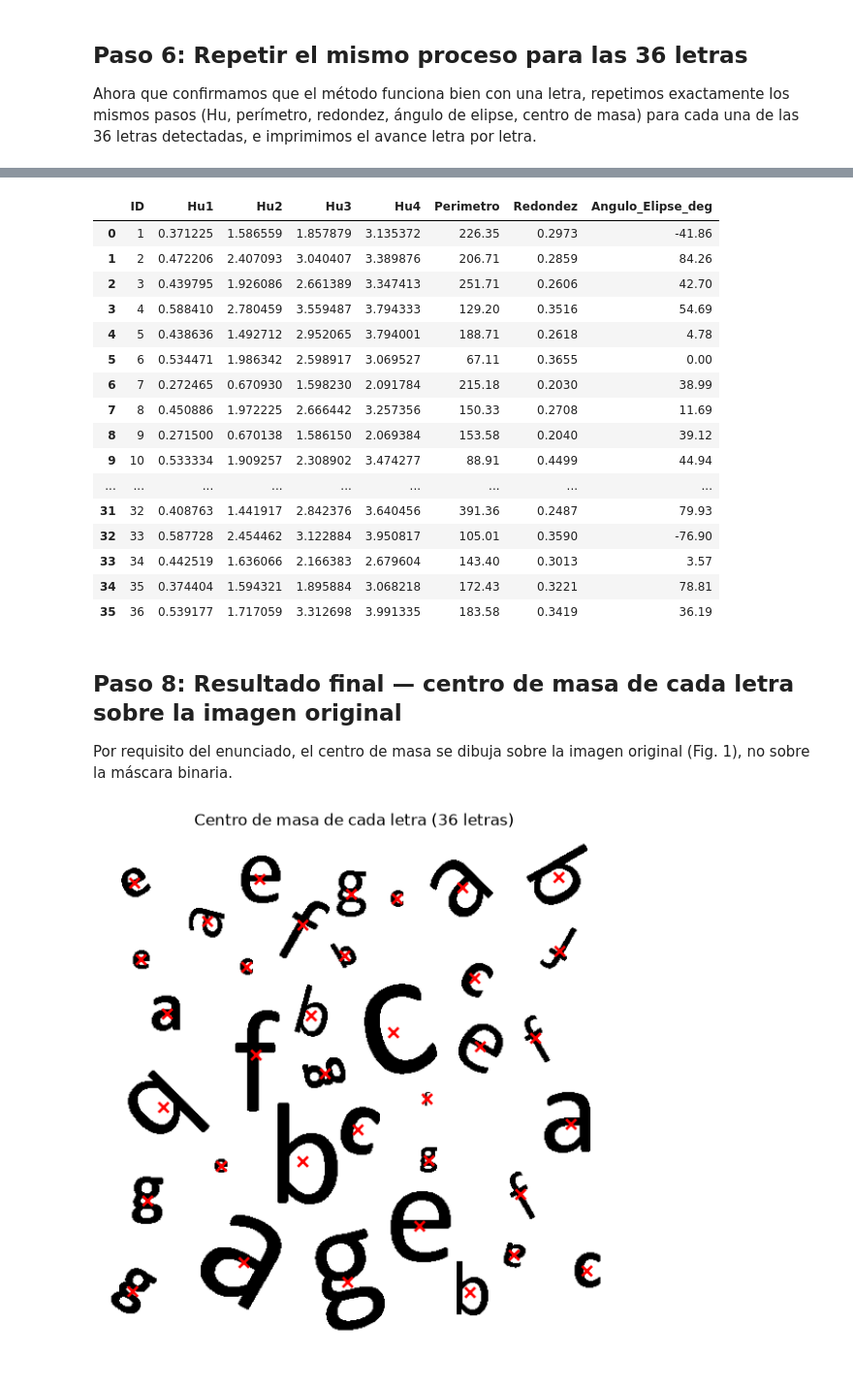
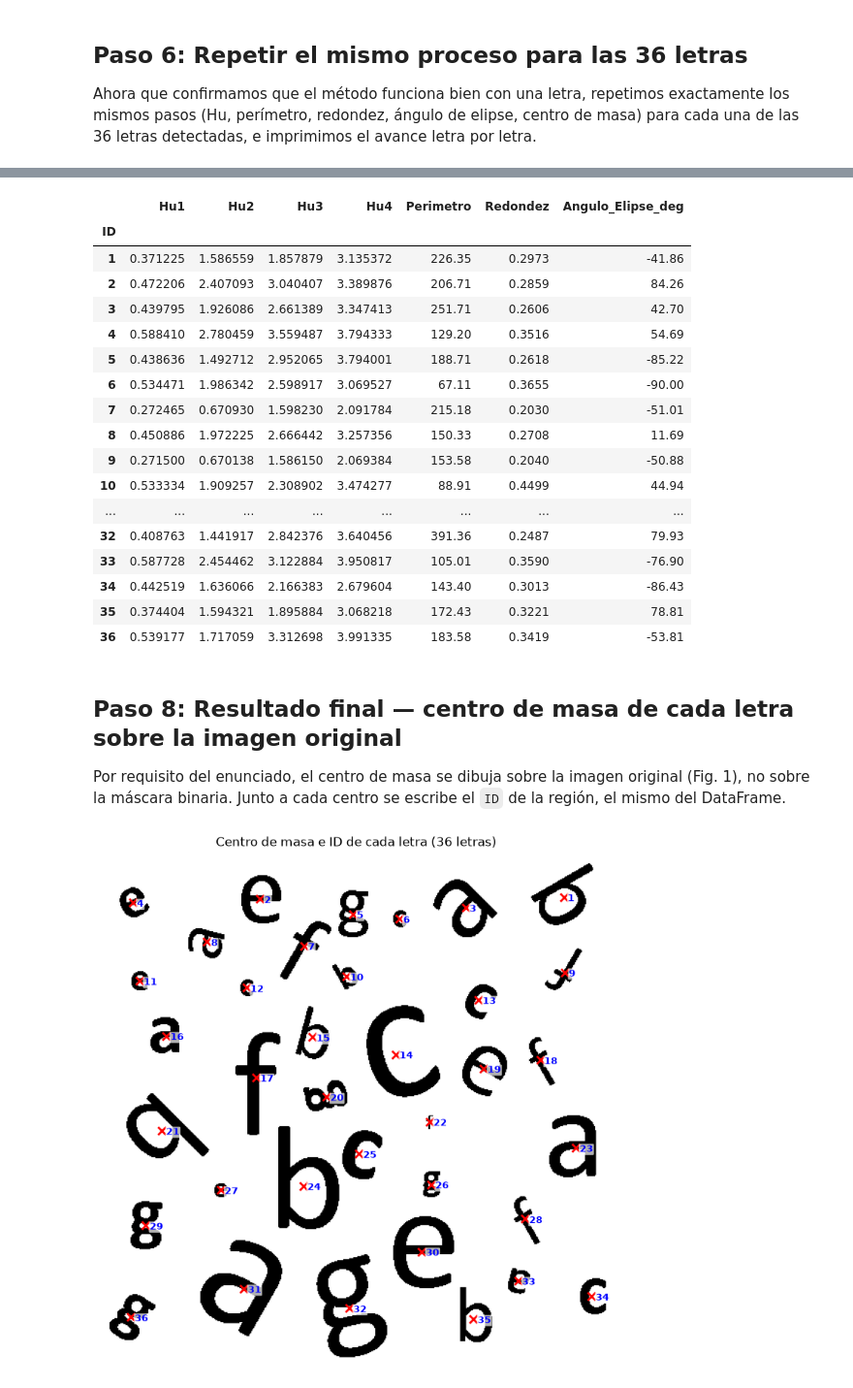
Before and after one commit to lauraromero-cm/Tareas-Patrones, a Jupyter notebook: Tarea1/tarea_01.ipynb, the cells around one changed output, grey strips where cells are left out. Shown at 97% size. Cells and saved outputs as stored; diff of their text form; code cells hidden in the pictures.

```diff
--- a/Tarea1/tarea_01.ipynb
+++ b/Tarea1/tarea_01.ipynb
@@ -64,12 +73,13 @@ Umbral encontrado automáticamente por Otsu: 0.0
 Cada letra debe analizarse por separado. Usamos `cv2.connectedComponentsWithStats`, que etiqueta cada región blanca conectada con un número distinto (0 = fondo). Verificamos primero que efectivamente cada letra quedó aislada (ninguna se tocó con otra) y descartamos etiquetas demasiado pequeñas (ruido/antialiasing).
 # %%
 n_labels, labels, stats, _ = cv2.connectedComponentsWithStats(bw, connectivity=8)
-AREA_MIN = 20  # descarta ruido/artefactos de antialiasing
+AREA_MIN = 5  # solo descarta ruido de pocos píxeles; la letra más pequeña (la 'f' chica) tiene bastante más área
 
 areas = stats[1:, cv2.CC_STAT_AREA]
 etiquetas_validas = [i for i in range(1, n_labels) if stats[i, cv2.CC_STAT_AREA] >= AREA_MIN]
 
 print(f'Componentes conexas encontradas (incluye fondo): {n_labels}')
+print(f'Área de la región más pequeña: {areas.min()} píxeles')
 print(f'Letras válidas después de filtrar ruido (area >= {AREA_MIN}): {len(etiquetas_validas)}')
 
 # visualizamos las etiquetas con colores distintos para confirmar que cada letra quedó separada
@@ -125,6 +136,12 @@ def parametros(x, y):
     r1 = 1 / np.sqrt(scale * ap)
     r2 = 1 / np.sqrt(scale * cp)
 
+    # alpha apunta al eje asociado a r1; si r1 es el eje menor, rotamos 90°
+    # para que el ángulo reportado sea siempre el del eje MAYOR, en (-90°, 90°]
+    if r1 < r2:
+        r1, r2 = r2, r1
+        alpha = alpha + np.pi/2 if alpha <= 0 else alpha - np.pi/2
+
     return r1.item(), r2.item(), t[0].item(), t[1].item(), alpha
 
 print('Funciones fitzgibbon() y parametros() definidas.')
@@ -289,39 +308,44 @@ Proceso terminado: 36 letras procesadas.
 # %%
-df = pd.DataFrame(filas)
+df = pd.DataFrame(filas).set_index('ID')
 df
 # %% [output]
-|  | ID | Hu1 | Hu2 | Hu3 | Hu4 | Perimetro | Redondez | Angulo_Elipse_deg |
-| 0 | 1 | 0.371225 | 1.586559 | 1.857879 | 3.135372 | 226.35 | 0.2973 | -41.86 |
-| 1 | 2 | 0.472206 | 2.407093 | 3.040407 | 3.389876 | 206.71 | 0.2859 | 84.26 |
-| 2 | 3 | 0.439795 | 1.926086 | 2.661389 | 3.347413 | 251.71 | 0.2606 | 42.70 |
-| 3 | 4 | 0.588410 | 2.780459 | 3.559487 | 3.794333 | 129.20 | 0.3516 | 54.69 |
-| 4 | 5 | 0.438636 | 1.492712 | 2.952065 | 3.794001 | 188.71 | 0.2618 | 4.78 |
-| 5 | 6 | 0.534471 | 1.986342 | 2.598917 | 3.069527 | 67.11 | 0.3655 | 0.00 |
-| 6 | 7 | 0.272465 | 0.670930 | 1.598230 | 2.091784 | 215.18 | 0.2030 | 38.99 |
-| 7 | 8 | 0.450886 | 1.972225 | 2.666442 | 3.257356 | 150.33 | 0.2708 | 11.69 |
-| 8 | 9 | 0.271500 | 0.670138 | 1.586150 | 2.069384 | 153.58 | 0.2040 | 39.12 |
-| 9 | 10 | 0.533334 | 1.909257 | 2.308902 | 3.474277 | 88.91 | 0.4499 | 44.94 |
-| ... | ... | ... | ... | ... | ... | ... | ... | ... |
-| 31 | 32 | 0.408763 | 1.441917 | 2.842376 | 3.640456 | 391.36 | 0.2487 | 79.93 |
-| 32 | 33 | 0.587728 | 2.454462 | 3.122884 | 3.950817 | 105.01 | 0.3590 | -76.90 |
-| 33 | 34 | 0.442519 | 1.636066 | 2.166383 | 2.679604 | 143.40 | 0.3013 | 3.57 |
-| 34 | 35 | 0.374404 | 1.594321 | 1.895884 | 3.068218 | 172.43 | 0.3221 | 78.81 |
-| 35 | 36 | 0.539177 | 1.717059 | 3.312698 | 3.991335 | 183.58 | 0.3419 | 36.19 |
+|  | Hu1 | Hu2 | Hu3 | Hu4 | Perimetro | Redondez | Angulo_Elipse_deg |
+| ID |  |  |  |  |  |  |  |
+| 1 | 0.371225 | 1.586559 | 1.857879 | 3.135372 | 226.35 | 0.2973 | -41.86 |
+| 2 | 0.472206 | 2.407093 | 3.040407 | 3.389876 | 206.71 | 0.2859 | 84.26 |
+| 3 | 0.439795 | 1.926086 | 2.661389 | 3.347413 | 251.71 | 0.2606 | 42.70 |
+| 4 | 0.588410 | 2.780459 | 3.559487 | 3.794333 | 129.20 | 0.3516 | 54.69 |
+| 5 | 0.438636 | 1.492712 | 2.952065 | 3.794001 | 188.71 | 0.2618 | -85.22 |
+| 6 | 0.534471 | 1.986342 | 2.598917 | 3.069527 | 67.11 | 0.3655 | -90.00 |
+| 7 | 0.272465 | 0.670930 | 1.598230 | 2.091784 | 215.18 | 0.2030 | -51.01 |
+| 8 | 0.450886 | 1.972225 | 2.666442 | 3.257356 | 150.33 | 0.2708 | 11.69 |
+| 9 | 0.271500 | 0.670138 | 1.586150 | 2.069384 | 153.58 | 0.2040 | -50.88 |
+| 10 | 0.533334 | 1.909257 | 2.308902 | 3.474277 | 88.91 | 0.4499 | 44.94 |
+| ... | ... | ... | ... | ... | ... | ... | ... |
+| 32 | 0.408763 | 1.441917 | 2.842376 | 3.640456 | 391.36 | 0.2487 | 79.93 |
+| 33 | 0.587728 | 2.454462 | 3.122884 | 3.950817 | 105.01 | 0.3590 | -76.90 |
+| 34 | 0.442519 | 1.636066 | 2.166383 | 2.679604 | 143.40 | 0.3013 | -86.43 |
+| 35 | 0.374404 | 1.594321 | 1.895884 | 3.068218 | 172.43 | 0.3221 | 78.81 |
+| 36 | 0.539177 | 1.717059 | 3.312698 | 3.991335 | 183.58 | 0.3419 | -53.81 |
 # %% [markdown]
 ## Paso 8: Resultado final — centro de masa de cada letra sobre la imagen original
 
-Por requisito del enunciado, el centro de masa se dibuja sobre la imagen original (Fig. 1), no sobre la máscara binaria.
+Por requisito del enunciado, el centro de masa se dibuja sobre la imagen original (Fig. 1), no sobre la máscara binaria. Junto a cada centro se escribe el `ID` de la región, el mismo del DataFrame.
 # %%
-
-
-
-plt.figure(figsize=(7, 7))
+plt.figure(figsize=(9, 9))
 plt.imshow(img_rgb)
 xs = [c[0] for c in centros]
 ys = [c[1] for c in centros]
 plt.scatter(xs, ys, c='red', marker='x', s=60, linewidths=2)
-plt.title(f'Centro de masa de cada letra ({len(centros)} letras)')
+
+# número de región (mismo ID del DataFrame) junto a cada centro de masa
+for fila, (cx, cy) in zip(filas, centros):
+    plt.annotate(str(fila['ID']), (cx, cy), xytext=(4, -4), textcoords='offset points',
+                 color='blue', fontsize=9, fontweight='bold',
+                 bbox=dict(boxstyle='round,pad=0.1', fc='white', ec='none', alpha=0.7))
+
+plt.title(f'Centro de masa e ID de cada letra ({len(centros)} letras)')
 plt.axis('off')
 plt.show()
 # %% [output]
-[figure, old version]
+[figure, new version]
```
Also changed, not shown: parts of 7 cells of this notebook.
